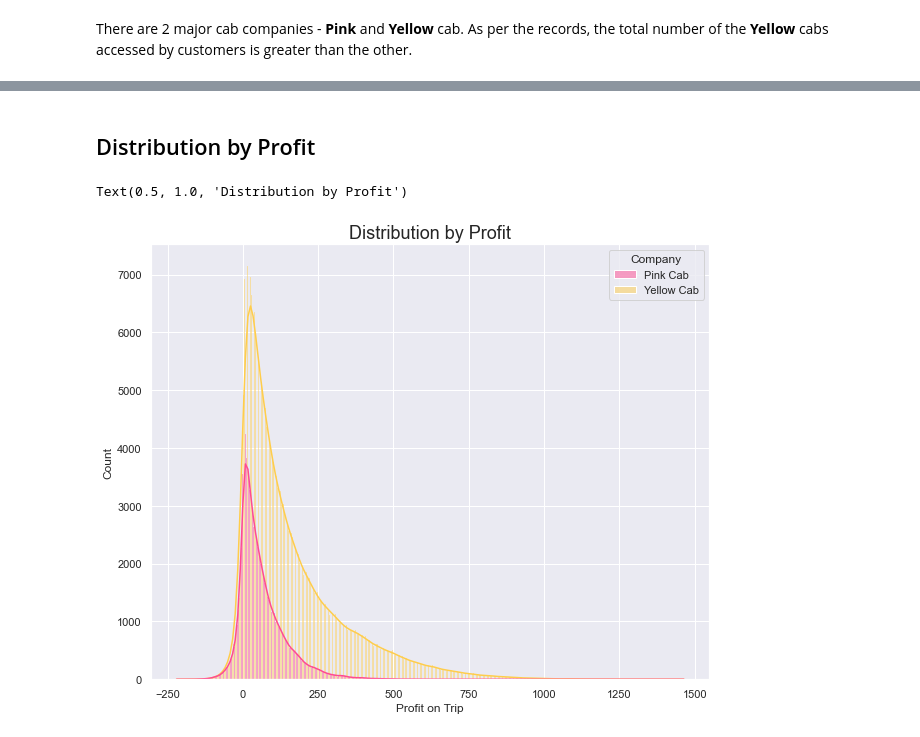
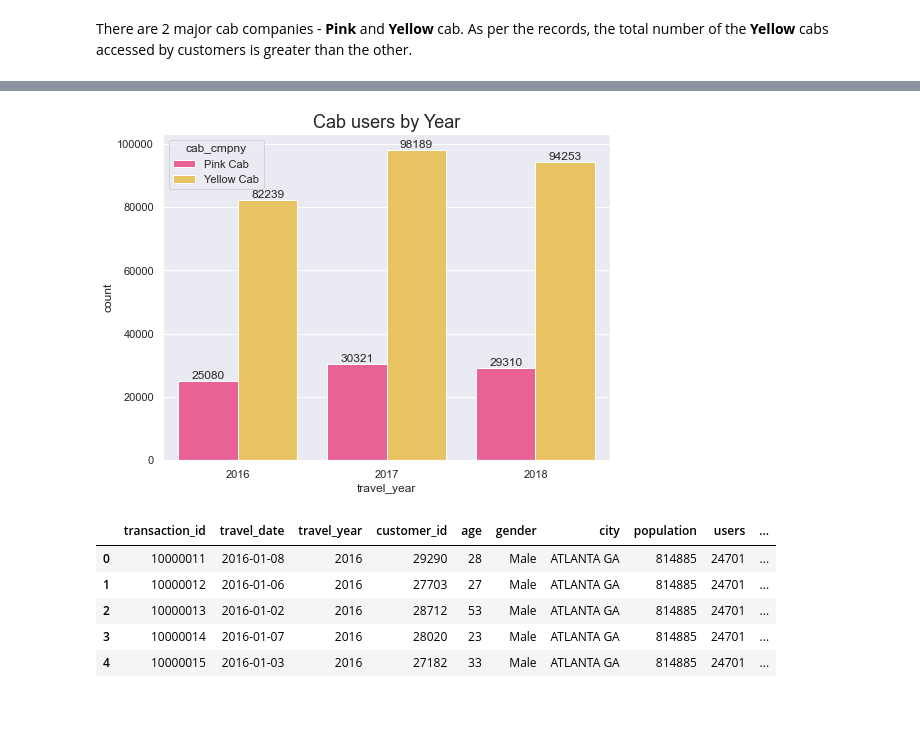
Before and after one commit to Ashish-Sasna/Data-Glacier, a Jupyter notebook: Week 2/Scripts/G2M_Insights.ipynb, the cells around one changed output, grey strips where cells are left out. Cells and saved outputs as stored; diff of their text form; code cells hidden in the pictures; blank space fills up the shorter version.

```diff
--- a/Week 2/Scripts/G2M_Insights.ipynb
+++ b/Week 2/Scripts/G2M_Insights.ipynb
@@ -349,2 +360,0 @@ for label in ax.containers:
-# %%
-final_df['Profit on Trip'] = final_df['Price Charged'] - final_df['Cost of Trip']
@@ -474,16 +361,21 @@ Text(0.5, 1.0, 'Distribution by Income')
-# %% [markdown]
-## Distribution by Profit
-# %%
-sns.set(rc = {'figure.figsize':(10,8)})
-ax = sns.histplot(x='Profit on Trip',
-                  hue='Company',
-                  stat='count',
-                  data=final_df,
-                  palette=palette,
-                  multiple='dodge',
-                  kde=True)
-ax.set_title('Distribution by Profit',
-             fontsize=18)
-# %% [output]
-Text(0.5, 1.0, 'Distribution by Profit')
-[figure, removed]
+# %%
+sns.set(rc = {'figure.figsize':(8,6)})
+ax = sns.countplot(x='travel_year',
+                   data=final_df,
+                   hue='cab_cmpny',
+                   palette=palette)
+ax.set_title('Cab users by Year',
+             fontsize=18)
+for label in ax.containers:
+    ax.bar_label(label)
+# %% [output]
+[figure, added]
+# %%
+final_df.head()
+# %% [output]
+|  | transaction_id | travel_date | travel_year | customer_id | age | gender | city | population | users | ... |
+| 0 | 10000011 | 2016-01-08 | 2016 | 29290 | 28 | Male | ATLANTA GA | 814885 | 24701 | ... |
+| 1 | 10000012 | 2016-01-06 | 2016 | 27703 | 27 | Male | ATLANTA GA | 814885 | 24701 | ... |
+| 2 | 10000013 | 2016-01-02 | 2016 | 28712 | 53 | Male | ATLANTA GA | 814885 | 24701 | ... |
+| 3 | 10000014 | 2016-01-07 | 2016 | 28020 | 23 | Male | ATLANTA GA | 814885 | 24701 | ... |
+| 4 | 10000015 | 2016-01-03 | 2016 | 27182 | 33 | Male | ATLANTA GA | 814885 | 24701 | ... |
```
Also changed, not shown: parts of 48 cells of this notebook, 1 other file.
